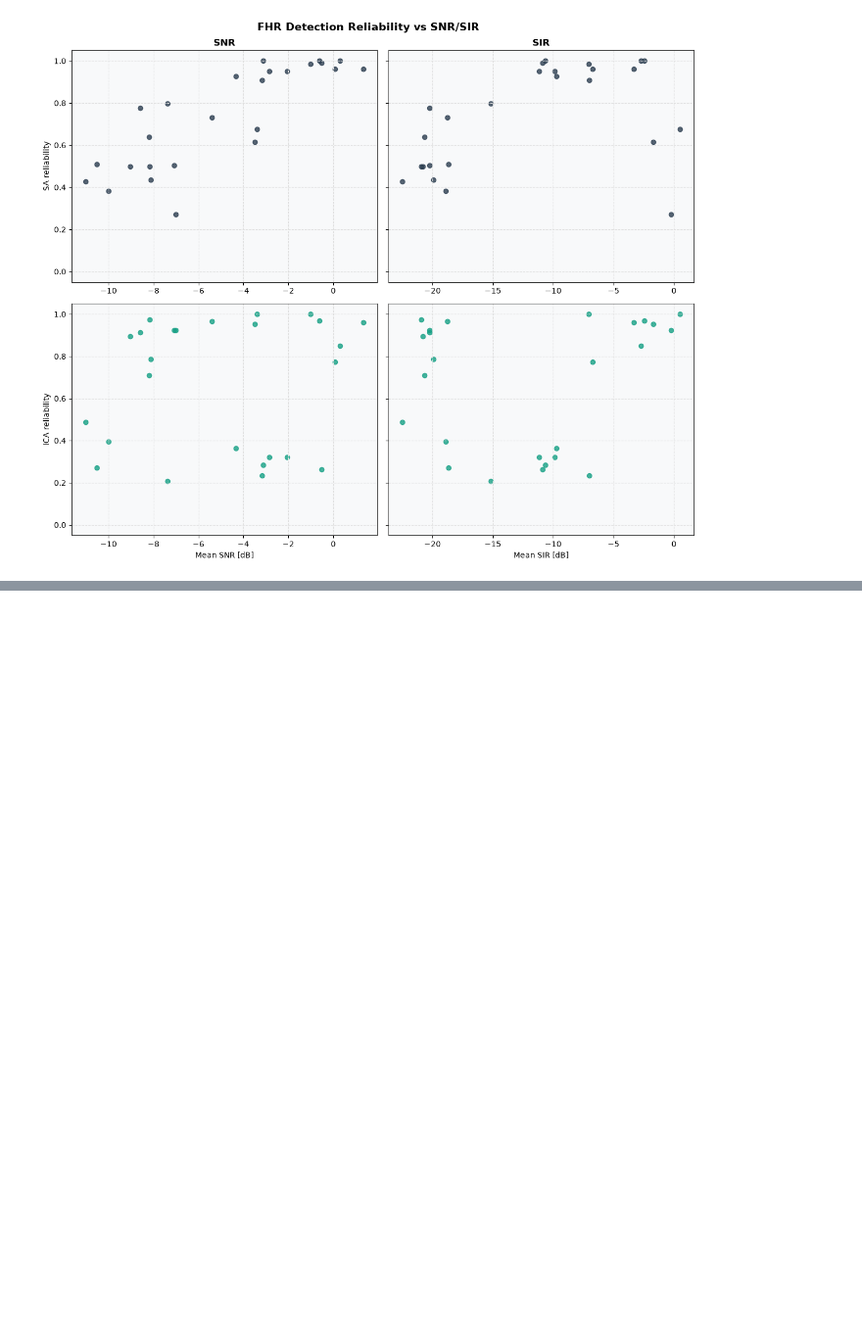
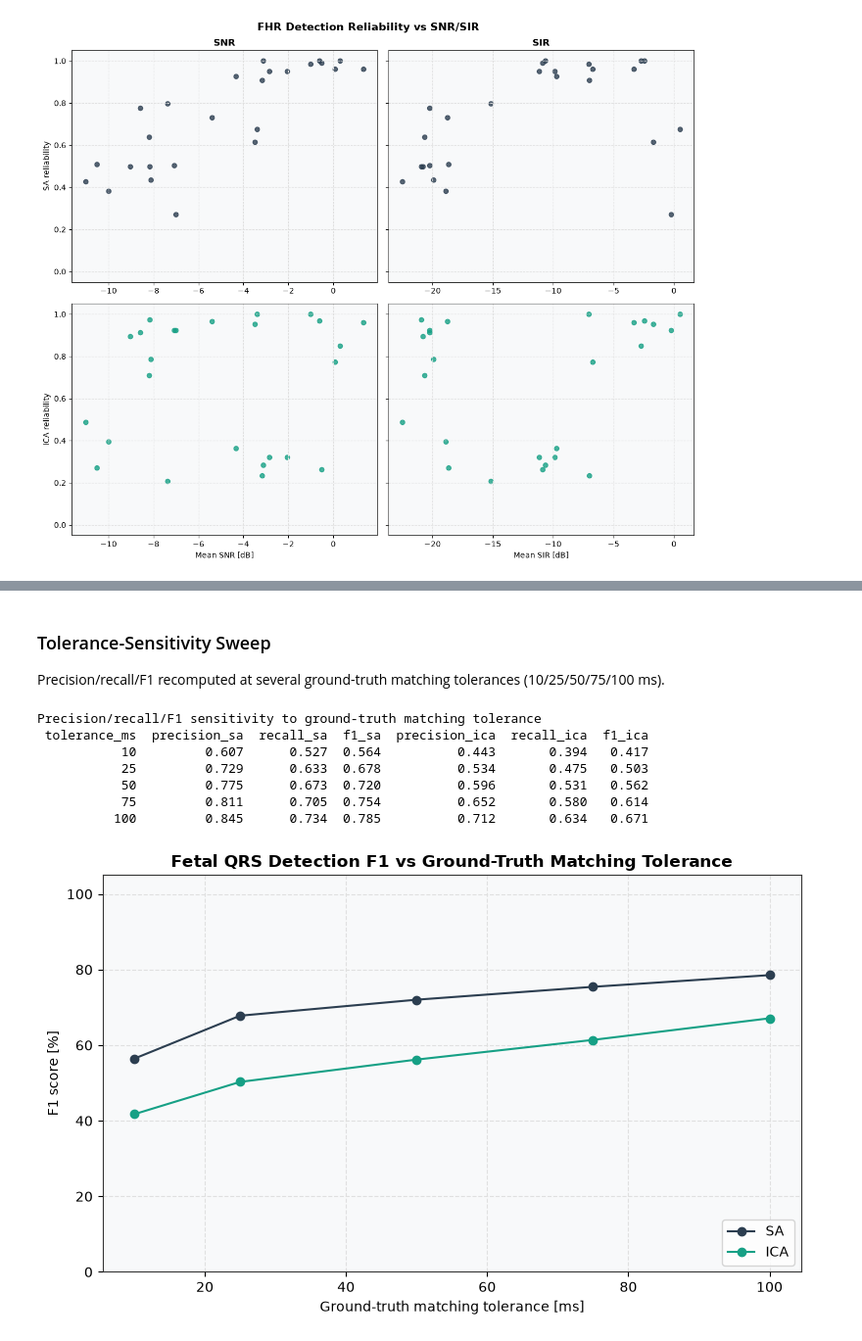
Before and after one commit to fedeceru/BSP_project, a Jupyter notebook: notebooks/main_analysis.ipynb, the cells around one changed output, grey strips where cells are left out. Shown at 98% size. Cells and saved outputs as stored; diff of their text form; code cells hidden in the pictures; blank space fills up the shorter version.

```diff
--- a/notebooks/main_analysis.ipynb
+++ b/notebooks/main_analysis.ipynb
@@ -400,0 +502,40 @@ record  n_gt  tp_sa  fp_sa  fn_sa  recall_sa
+# %% [markdown]
+### Tolerance-Sensitivity Sweep
+
+Precision/recall/F1 recomputed at several ground-truth matching tolerances (10/25/50/75/100 ms).
+# %%
+tolerance_sweep_ms = [10, 25, 50, 75, 100]
+
+sweep_rows = []
+for tol_ms in tolerance_sweep_ms:
+    tol_samples = int((tol_ms / 1000.0) * fs_target)
+    tp_sa_total = fp_sa_total = fn_sa_total = 0
+    tp_ica_total = fp_ica_total = fn_ica_total = 0
+    for peaks in detected_peaks_by_record.values():
+        tp_sa, fp_sa, fn_sa = match_peaks_to_gt(peaks['sa'], peaks['gt'], tol_samples)
+        tp_ica, fp_ica, fn_ica = match_peaks_to_gt(peaks['ica'], peaks['gt'], tol_samples)
+        tp_sa_total += tp_sa; fp_sa_total += fp_sa; fn_sa_total += fn_sa
+        tp_ica_total += tp_ica; fp_ica_total += fp_ica; fn_ica_total += fn_ica
+
+    prec_sa_t, rec_sa_t, f1_sa_t = precision_recall_f1(tp_sa_total, fp_sa_total, fn_sa_total)
+    prec_ica_t, rec_ica_t, f1_ica_t = precision_recall_f1(tp_ica_total, fp_ica_total, fn_ica_total)
+    sweep_rows.append({
+        'tolerance_ms': tol_ms,
+        'precision_sa': prec_sa_t, 'recall_sa': rec_sa_t, 'f1_sa': f1_sa_t,
+        'precision_ica': prec_ica_t, 'recall_ica': rec_ica_t, 'f1_ica': f1_ica_t,
+    })
+
+df_tolerance = pd.DataFrame(sweep_rows)
+print("Precision/recall/F1 sensitivity to ground-truth matching tolerance")
+print(df_tolerance.round(3).to_string(index=False))
+
+plot_tolerance_sensitivity(df_tolerance)
+# %% [output]
+Precision/recall/F1 sensitivity to ground-truth matching tolerance
+ tolerance_ms  precision_sa  recall_sa  f1_sa  precision_ica  recall_ica  f1_ica
+           10         0.607      0.527  0.564          0.443       0.394   0.417
+           25         0.729      0.633  0.678          0.534       0.475   0.503
+           50         0.775      0.673  0.720          0.596       0.531   0.562
+           75         0.811      0.705  0.754          0.652       0.580   0.614
+          100         0.845      0.734  0.785          0.712       0.634   0.671
+[figure, added]
```
Also changed, not shown: parts of 12 cells of this notebook, 3 other files.
